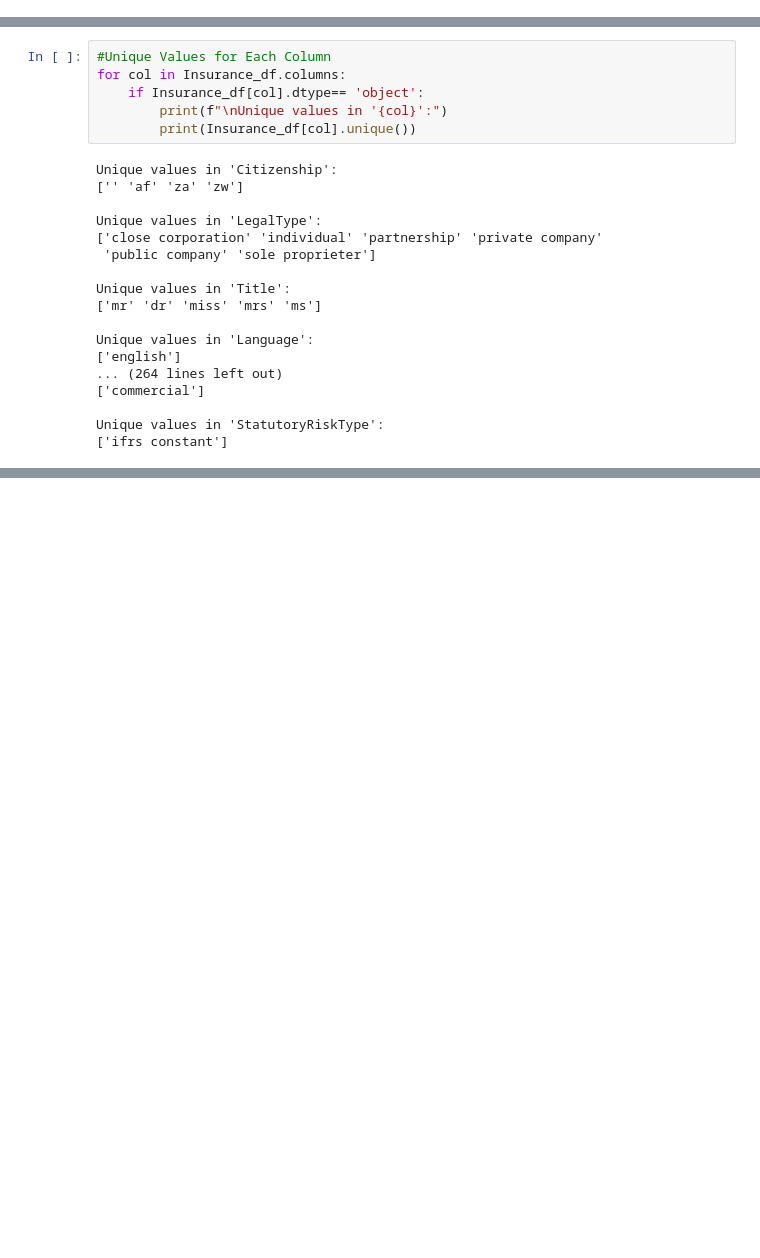
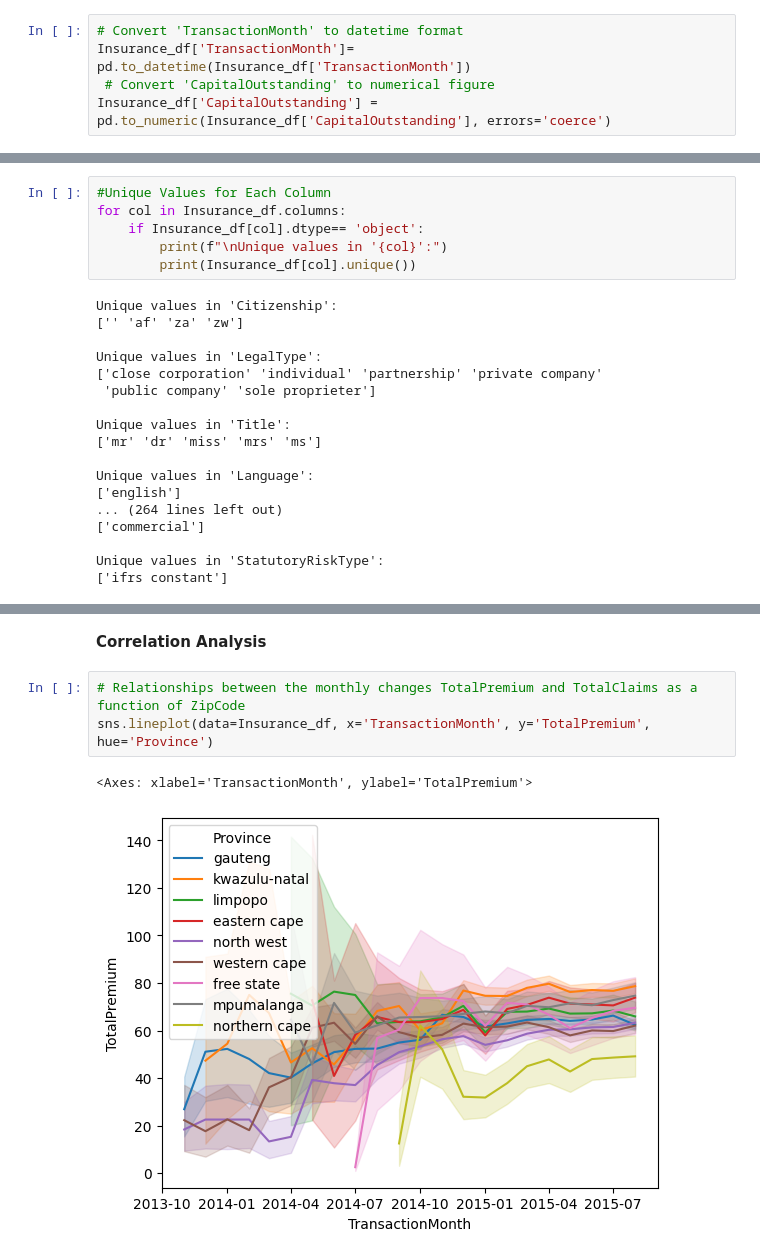
Before and after one commit to hinsenedinka/AlphaCare-Insurance-Risk-Analytics-Predictive-Modeling-End-to-End-, a Jupyter notebook: notebooks/EDA.ipynb, the cells around one changed output, grey strips where cells are left out. Cells and saved outputs as stored; diff of their text form; blank space fills up the shorter version.

```diff
--- a/notebooks/EDA.ipynb
+++ b/notebooks/EDA.ipynb
@@ -33,3 +33,8 @@ StatutoryRiskType                 0
 TotalPremium                      0
 TotalClaims                       0
 dtype: int64
+# %%
+# Convert 'TransactionMonth' to datetime format
+Insurance_df['TransactionMonth']= pd.to_datetime(Insurance_df['TransactionMonth'])
+ # Convert 'CapitalOutstanding' to numerical figure
+Insurance_df['CapitalOutstanding'] = pd.to_numeric(Insurance_df['CapitalOutstanding'], errors='coerce')
@@ -120,0 +228,8 @@ Unique values in 'StatutoryRiskType':
+# %% [markdown]
+**Correlation Analysis**
+# %%
+# Relationships between the monthly changes TotalPremium and TotalClaims as a function of ZipCode
+sns.lineplot(data=Insurance_df, x='TransactionMonth', y='TotalPremium', hue='Province')
+# %% [output]
+<Axes: xlabel='TransactionMonth', ylabel='TotalPremium'>
+[figure, added]
```
Also changed, not shown: parts of 11 cells of this notebook.
